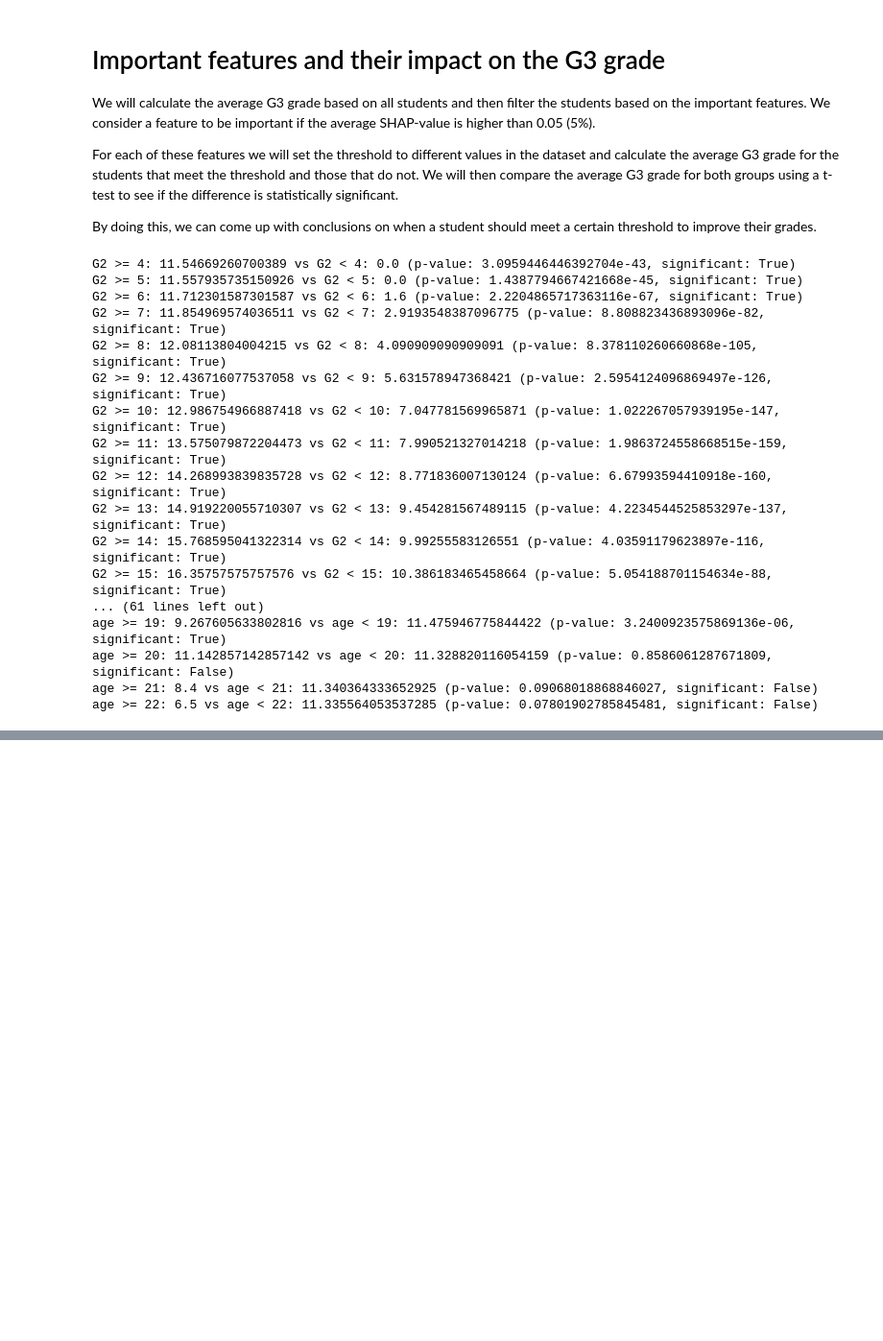
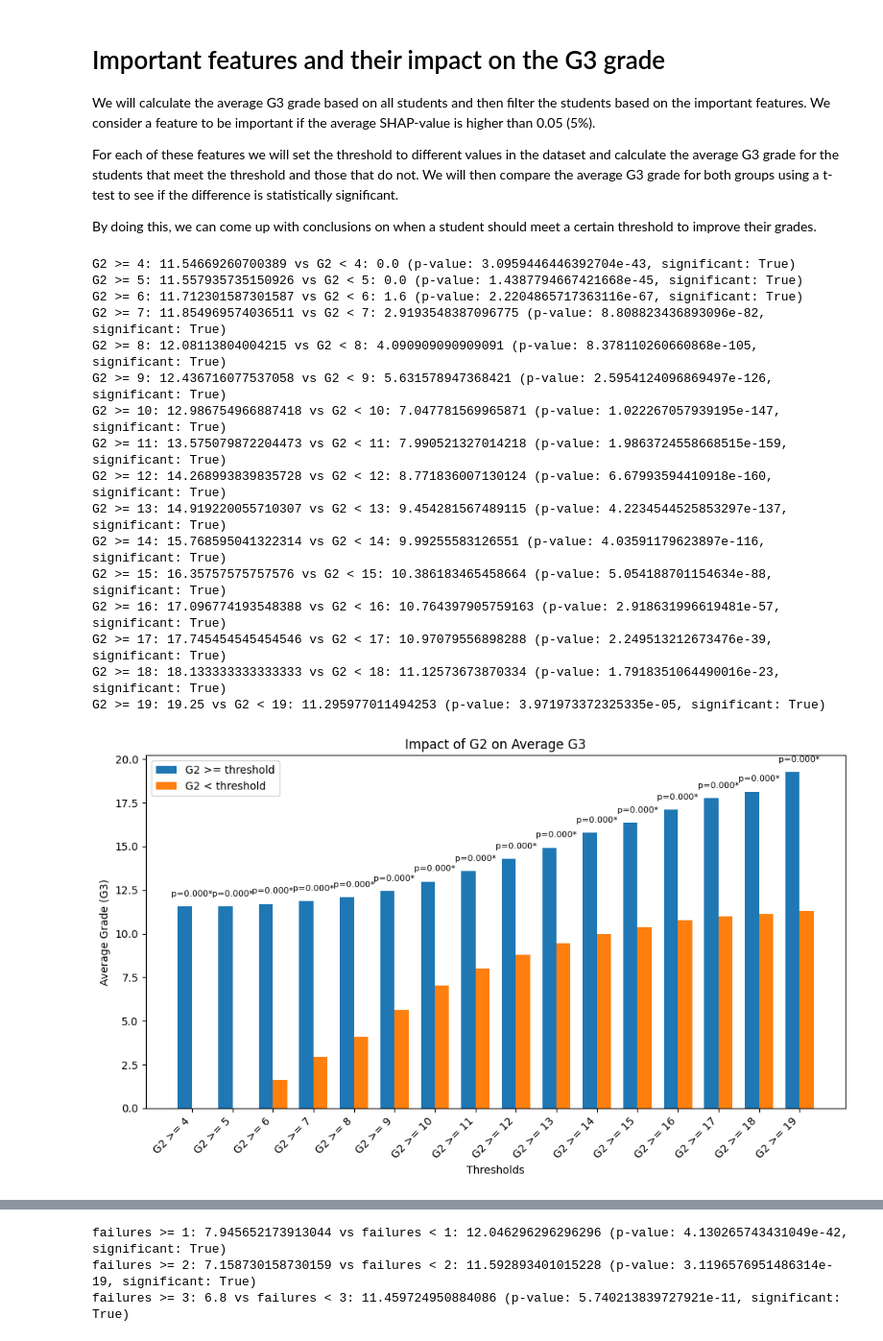
Before and after one commit to FinnAlberts/SHAP-analysis-for-student-advice, a Jupyter notebook: comparison.ipynb, the cells around one changed output, grey strips where cells are left out. Shown at 96% size. Saved outputs shown, nothing was run; the diff lists cells and outputs as text; code cells hidden in the pictures; blank space fills up the shorter version.

Commit message:
Add plots to comparison

```diff
--- a/comparison.ipynb
+++ b/comparison.ipynb
@@ -90,6 +90,7 @@ For each of these features we will set the threshold to different values in the
 By doing this, we can come up with conclusions on when a student should meet a certain threshold to improve their grades.
 # %%
 import scipy.stats as stats
+import matplotlib.pyplot as plt
 
 # Take the features where the average SHAP value is above the SHAP value threshold (0.05)
 shap_values_avg_above_threshold = {key: value for key, value in shap_values_avg.items() if value["avg"] > 0.05}
@@ -98,35 +99,79 @@ shap_values_avg_above_threshold = {key: value for key, value in shap_values_avg.
 for feature in shap_values_avg_above_threshold.keys():
     # Find all values for the feature
     feature_values = sorted(data[feature].unique().tolist())
+
+    # Initialize lists to store the thresholds, above average values, below average values and p-values for plotting later
+    thresholds = []
+    above_avg_values = []
+    below_avg_values = []
+    p_values = []
 
     # Loop over all these feature values, and calculate average G3 for above and below this feature
     # We skip the first value, because the filter would cause all values to belong to the same group
     for value in feature_values[1:]:
         above = data[data[feature] >= value]
         below = data[data[feature] < value]
 
         above_avg = above["G3"].mean()
         below_avg = below["G3"].mean()
 
         # Calculate if the difference is significant using scipy
         t, p = stats.ttest_ind(above["G3"], below["G3"])
 
+        # Append results for plotting
+        thresholds.append(value)
+        above_avg_values.append(above_avg)
+        below_avg_values.append(below_avg)
+        p_values.append(p)
+
         print(f"{feature} >= {value}: {above_avg} vs {feature} < {value}: {below_avg} (p-value: {p}, significant: {p < 0.05})")
+
+    # Create the bar chart for the current feature
+    x = np.arange(len(thresholds))  # X-axis positions
+    width = 0.35  # Width of bars
+
+    fig, ax = plt.subplots(figsize=(10, 6))
+    ax.bar(x - width / 2, above_avg_values, width, label=f"{feature} >= threshold")
+    ax.bar(x + width / 2, below_avg_values, width, label=f"{feature} < threshold")
+
+    # Add labels, title, and legend
+    ax.set_xlabel("Thresholds")
+    ax.set_ylabel("Average Grade (G3)")
+    ax.set_title(f"Impact of {feature} on Average G3")
+    ax.set_xticks(x)
+    ax.set_xticklabels([f"{feature} >= {thresh}" for thresh in thresholds], rotation=45, ha="right")
+    ax.legend()
+
+    # Add p-value annotations
+    for i, p in enumerate(p_values):
+        significance = "*" if p < 0.05 else ""
+        ax.text(
+            x[i],
+            max(above_avg_values[i], below_avg_values[i]) + 0.5,
+            f"p={p:.3f}{significance}",
+            ha="center",
+            va="bottom",
+            fontsize=8,
+        )
+
+    # Show the plot
+    plt.tight_layout()
+    plt.show()
 # %% [output]
 G2 >= 4: 11.54669260700389 vs G2 < 4: 0.0 (p-value: 3.0959446446392704e-43, significant: True)
 G2 >= 5: 11.557935735150926 vs G2 < 5: 0.0 (p-value: 1.4387794667421668e-45, significant: True)
 G2 >= 6: 11.712301587301587 vs G2 < 6: 1.6 (p-value: 2.2204865717363116e-67, significant: True)
 G2 >= 7: 11.854969574036511 vs G2 < 7: 2.9193548387096775 (p-value: 8.808823436893096e-82, significant: True)
 G2 >= 8: 12.08113804004215 vs G2 < 8: 4.090909090909091 (p-value: 8.378110260660868e-105, significant: True)
 G2 >= 9: 12.436716077537058 vs G2 < 9: 5.631578947368421 (p-value: 2.5954124096869497e-126, significant: True)
 G2 >= 10: 12.986754966887418 vs G2 < 10: 7.047781569965871 (p-value: 1.022267057939195e-147, significant: True)
 G2 >= 11: 13.575079872204473 vs G2 < 11: 7.990521327014218 (p-value: 1.9863724558668515e-159, significant: True)
 G2 >= 12: 14.268993839835728 vs G2 < 12: 8.771836007130124 (p-value: 6.67993594410918e-160, significant: True)
 G2 >= 13: 14.919220055710307 vs G2 < 13: 9.454281567489115 (p-value: 4.2234544525853297e-137, significant: True)
 G2 >= 14: 15.768595041322314 vs G2 < 14: 9.99255583126551 (p-value: 4.03591179623897e-116, significant: True)
 G2 >= 15: 16.35757575757576 vs G2 < 15: 10.386183465458664 (p-value: 5.054188701154634e-88, significant: True)
-... (61 lines left out)
-age >= 19: 9.267605633802816 vs age < 19: 11.475946775844422 (p-value: 3.2400923575869136e-06, significant: True)
-age >= 20: 11.142857142857142 vs age < 20: 11.328820116054159 (p-value: 0.8586061287671809, significant: False)
-age >= 21: 8.4 vs age < 21: 11.340364333652925 (p-value: 0.09068018868846027, significant: False)
-age >= 22: 6.5 vs age < 22: 11.335564053537285 (p-value: 0.07801902785845481, significant: False)
+G2 >= 16: 17.096774193548388 vs G2 < 16: 10.764397905759163 (p-value: 2.918631996619481e-57, significant: True)
+G2 >= 17: 17.745454545454546 vs G2 < 17: 10.97079556898288 (p-value: 2.249513212673476e-39, significant: True)
+G2 >= 18: 18.133333333333333 vs G2 < 18: 11.12573673870334 (p-value: 1.7918351064490016e-23, significant: True)
+G2 >= 19: 19.25 vs G2 < 19: 11.295977011494253 (p-value: 3.971973372325335e-05, significant: True)
+[figure, added]
@@ -132,0 +196,3 @@ age >= 22: 6.5 vs age < 22: 11.335564053537285 (p-value: 0.07801902785845481, si
+failures >= 1: 7.945652173913044 vs failures < 1: 12.046296296296296 (p-value: 4.130265743431049e-42, significant: True)
+failures >= 2: 7.158730158730159 vs failures < 2: 11.592893401015228 (p-value: 3.1196576951486314e-19, significant: True)
+failures >= 3: 6.8 vs failures < 3: 11.459724950884086 (p-value: 5.740213839727921e-11, significant: True)
```
Also changed, not shown: parts of 1 cell of this notebook.
